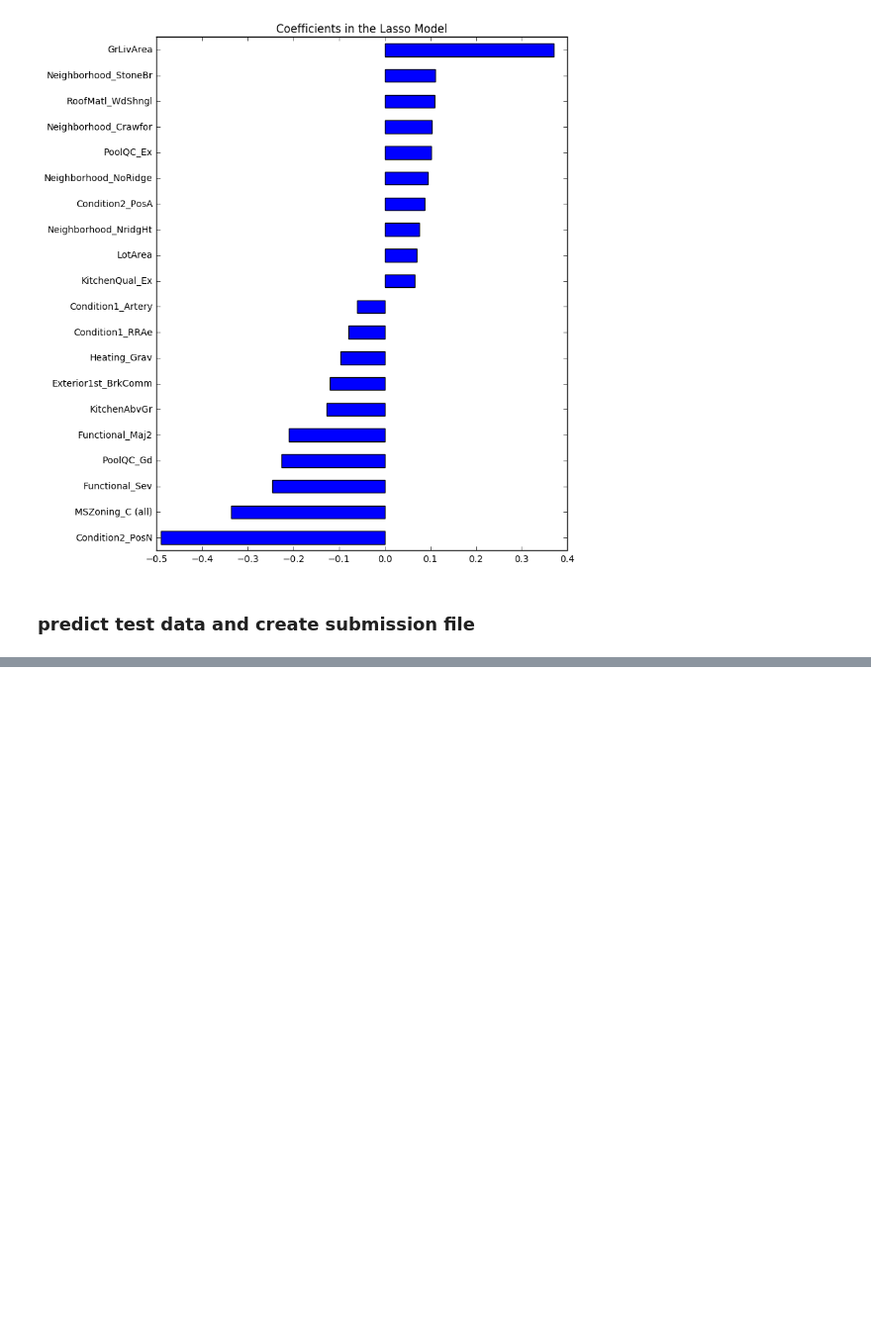
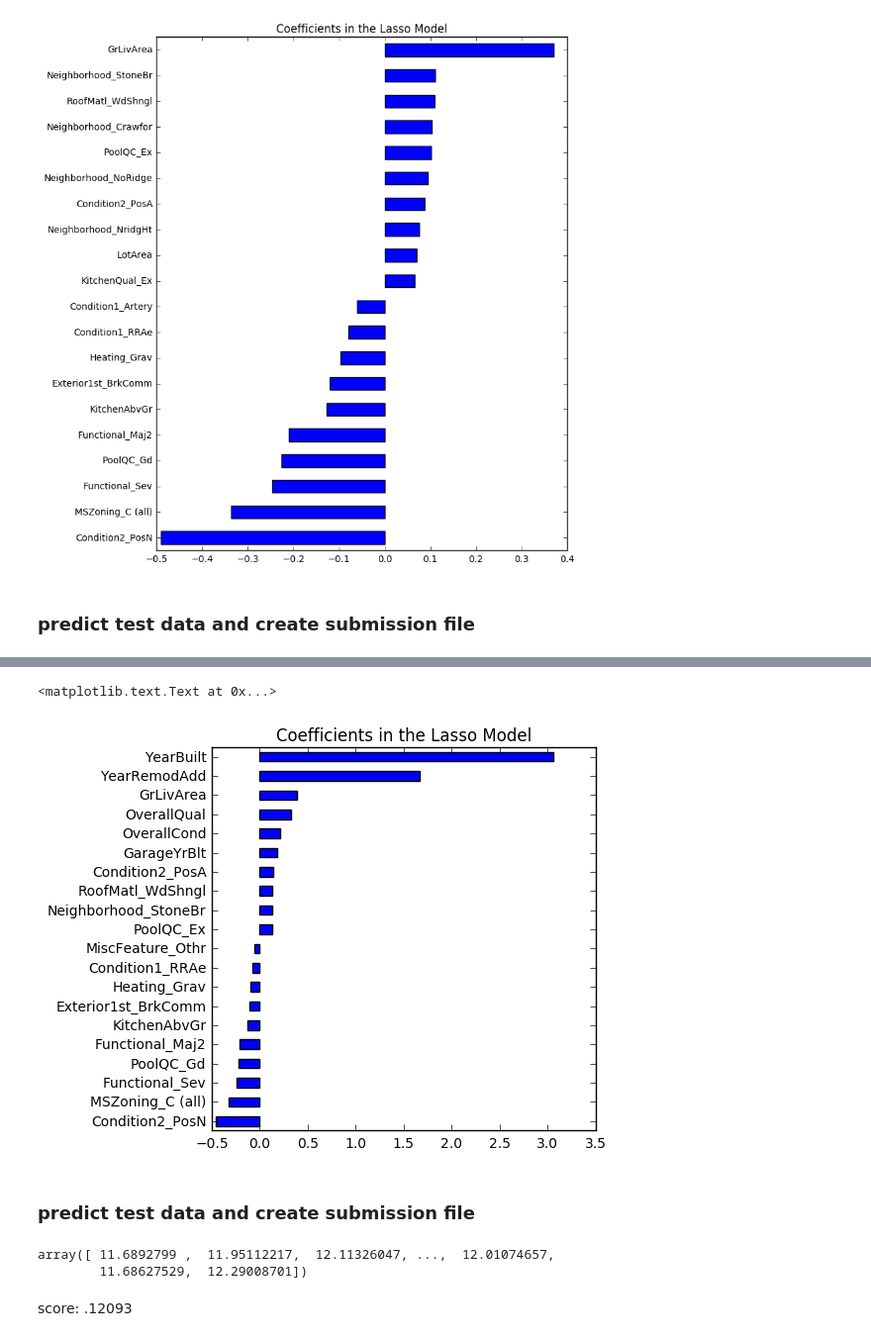
Before and after one commit to zlatankr/Projects, a Jupyter notebook: Homes/Models.ipynb, the cells around one changed output, grey strips where cells are left out. Shown at 99% size. Saved outputs shown, nothing was run; the diff lists cells and outputs as text; code cells hidden in the pictures; blank space fills up the shorter version.

```diff
--- a/Homes/Models.ipynb
+++ b/Homes/Models.ipynb
@@ -442,0 +522,3 @@ score: .013624
+# %%
+lasso = Lasso(alpha=.0001, normalize=True, max_iter=1e6)
+lasso = lasso.fit(train, y)
@@ -442,0 +527,2 @@ score: .013624
+# %%
+coef = pd.Series(lasso.coef_, index = train.columns)
@@ -442,0 +533,17 @@ score: .013624
+# %%
+imp_coef = pd.concat([coef.sort_values().head(10),
+                     coef.sort_values().tail(10)])
+# %%
+plt.rcParams['figure.figsize'] = (5.0, 5.0)
+imp_coef.plot(kind = "barh")
+plt.title("Coefficients in the Lasso Model")
+# %% [output]
+<matplotlib.text.Text at 0x...>
+[figure, added]
+# %% [markdown]
+### predict test data and create submission file
+# %%
+lasso.predict(test)
+# %% [output]
+array([ 11.6892799 ,  11.95112217,  12.11326047, ...,  12.01074657,
+        11.68627529,  12.29008701])
@@ -442,0 +557,2 @@ score: .013624
+# %% [markdown]
+score: .12093
```
Also changed, not shown: parts of 168 cells of this notebook, 14 other files.
